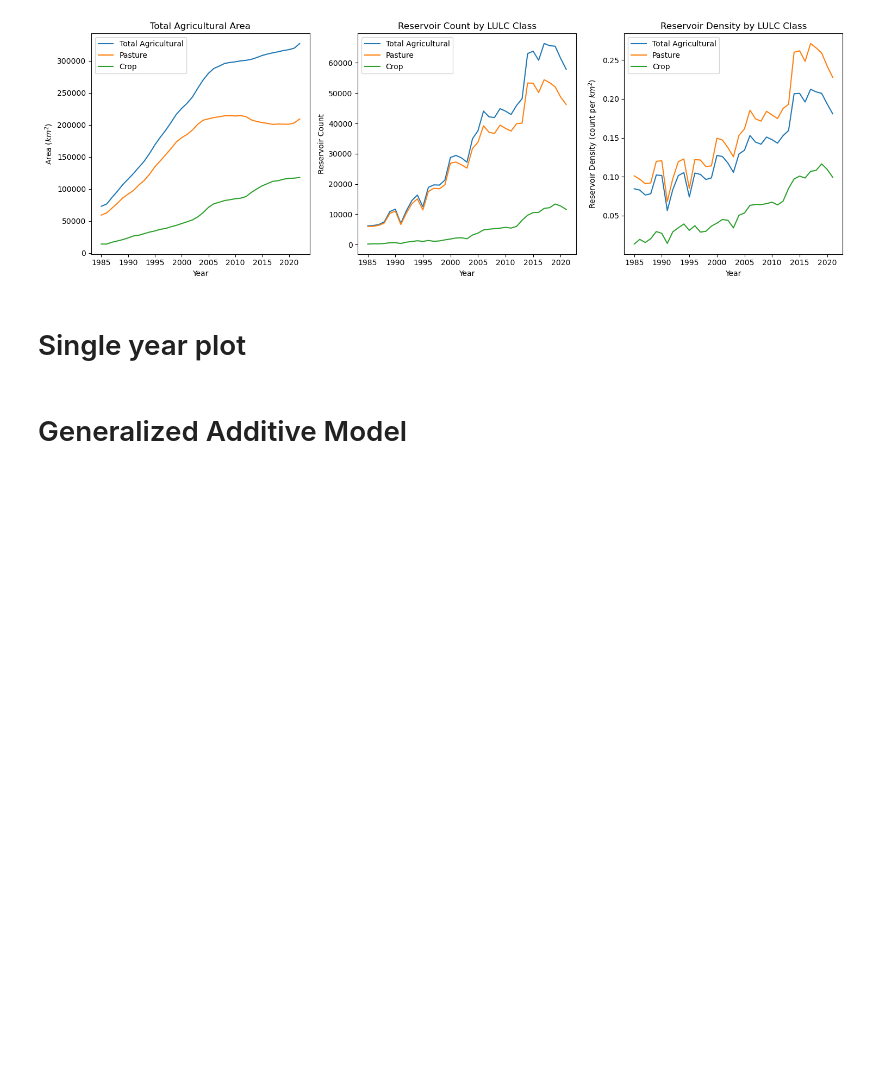
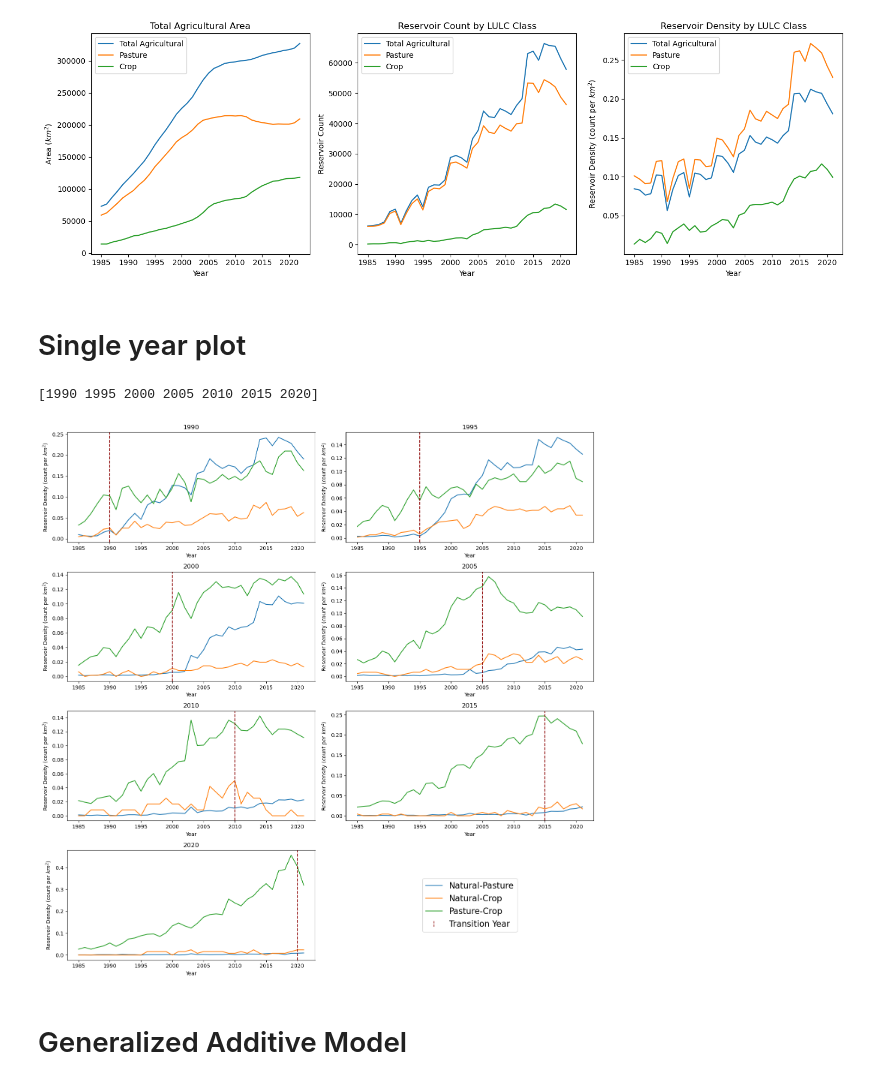
Before and after one commit to kysolvik/reservoir-id-smp, a Jupyter notebook: reservoir-id-smp/analysis/lulc/lulc_figs_w_gam.ipynb, the cells around one changed output. Drawn from its saved outputs; the diff is of its cells as text; code cells hidden in the pictures; blank space fills up the shorter version.

```diff
--- a/reservoir-id-smp/analysis/lulc/lulc_figs_w_gam.ipynb
+++ b/reservoir-id-smp/analysis/lulc/lulc_figs_w_gam.ipynb
@@ -355,4 +362,7 @@ plt.show()
 # %% [markdown]
 # Single year plot
 # %%
-target_year = 2000
+target_years = np.arange(1990, 2021, 5)
+print(target_years)
+# %% [output]
+[1990 1995 2000 2005 2010 2015 2020]
@@ -410,7 +369,38 @@ singleyear_normalized_df_3class = pd.concat(singleyear_dfs_count_3class, axis=1)
-# %%
-fig = plt.figure(figsize=(15, 5))
-ax = singleyear_normalized_df_3class.plot(ylim=[0,0.15])
-ax.axvline(2000,color='darkred', linestyle='--')
-ax.set_xlabel('Year')
-ax.set_ylabel('Reservoir Density (count per $km^2$)')
-fig.show()
+# %%
+simple_full_normalized_df_wyears = simple_full_normalized_df.copy()
+simple_full_normalized_df_wyears['res_year'] = np.repeat(year_range, year_range.shape[0])
+simple_full_normalized_df_wyears['trans_year'] = (simple_full_normalized_df_wyears['res_year']-simple_full_normalized_df_wyears.index)+1
+# %%
+fig, axs = plt.subplots(4, 2, figsize=(15, 15))
+for i, ax in enumerate(axs.flatten()):
+    if i < (len(target_years)):
+        y = target_years[i]
+        simple_full_normalized_df_wyears.loc[
+            simple_full_normalized_df_wyears['trans_year']==y].drop(
+                columns=['trans_year']).plot(ax=ax, x='res_year', legend=False)
+        ax.axvline(y,color='darkred', linestyle='--')
+        ax.set_xlabel('Year')
+        ax.set_ylabel('Reservoir Density (count per $km^2$)')
+        ax.set_title(y)
+        prev_ax = ax
+    # Add legend
+    else:
+        ax.set_axis_off()
+        handles, labels = prev_ax.get_legend_handles_labels()
+        vert_line = matplotlib.lines.Line2D(
+            [0, 1],[1,1], color='darkred',lw=1.2, linestyle='--')
+        handles.append(vert_line)
+
+        # handles.append(matplotlib.lines.Line2D(
+        #     [0, 1],[0.5,0.5], color='darkred',lw=1, linestyle='None', marker='|', markersize=10, markeredgewidth=1.2)
+        #     )
+
+        labels.append('Transition Year')
+
+        ax.legend(handles, labels,loc=10,
+                   fontsize=16, markerscale=2,
+                   handler_map={vert_line:HandlerLine2D(update_func=update_prop)})
+
+fig.tight_layout()
+# %% [output]
+[figure, added]
```
Also changed, not shown: parts of 13 cells of this notebook.
